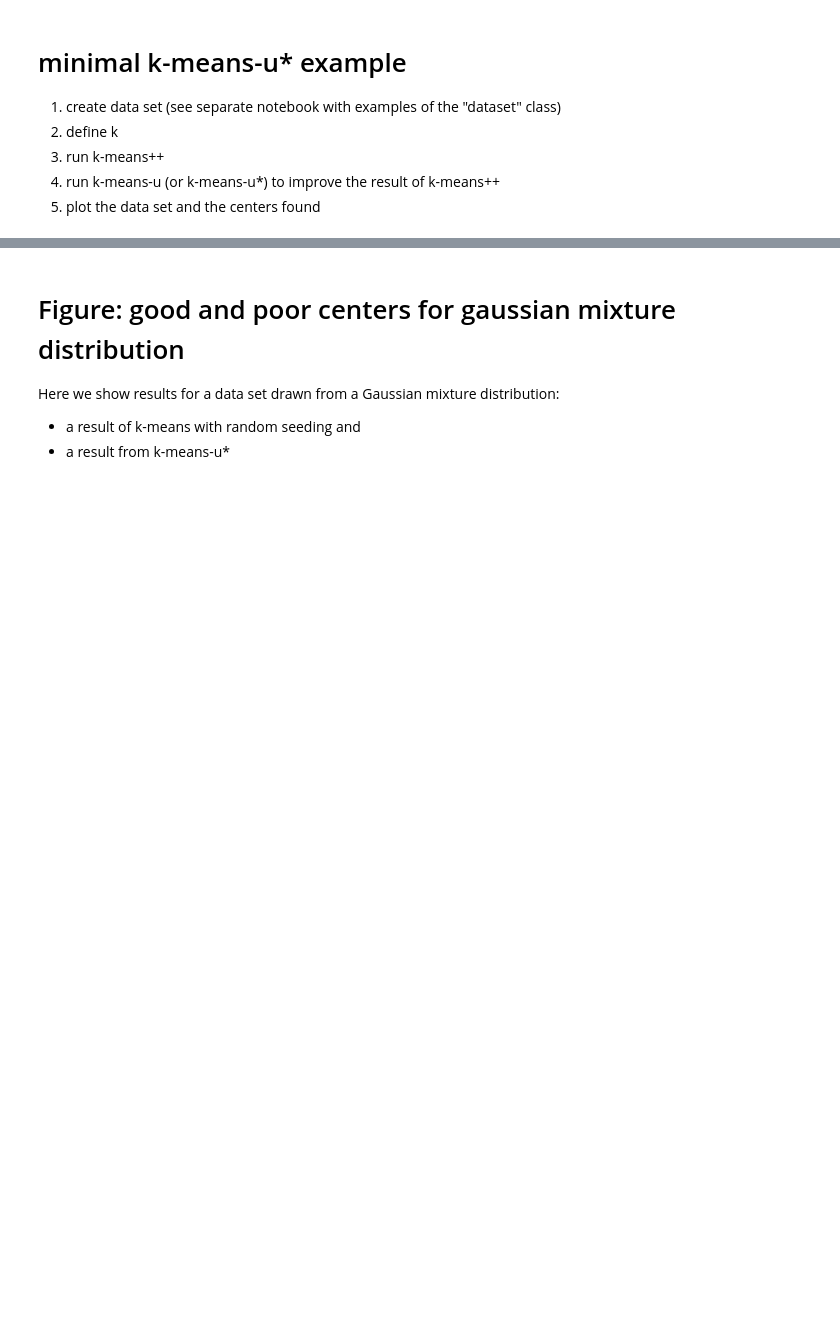
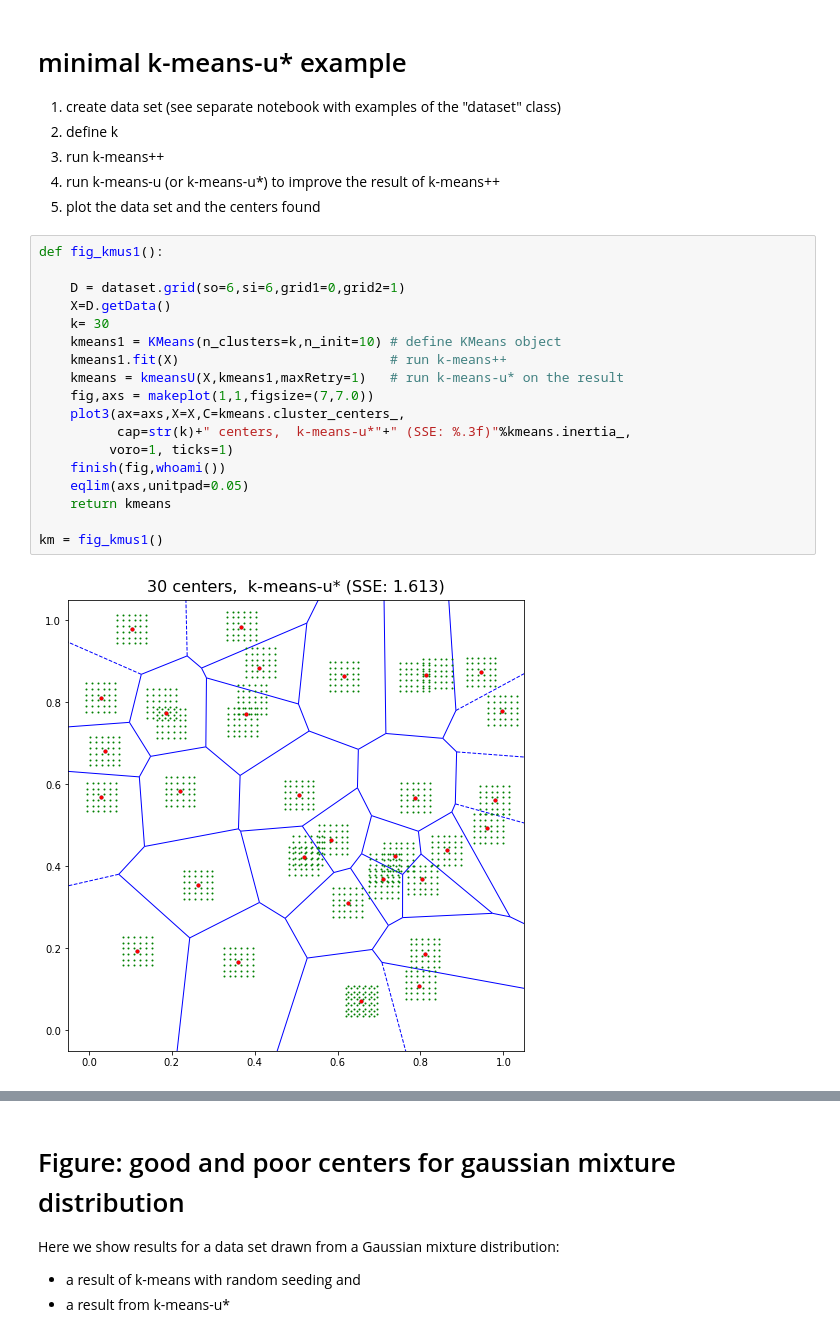
Before and after one commit to gittar/k-means-u-star, a Jupyter notebook: notebooks/algo-pure.ipynb, the cells around one changed output, grey strips where cells are left out. Drawn from its saved outputs; the diff is of its cells as text; blank space fills up the shorter version.

```diff
--- a/notebooks/algo-pure.ipynb
+++ b/notebooks/algo-pure.ipynb
@@ -129,3 +130,23 @@ def kmeansU_pure(X,kmeans, maxRetry=0,ofac=0.01):
 1. run k-means++
 1. run k-means-u (or k-means-u*) to improve the result of k-means++
 1. plot the data set and the centers found
+# %%
+def fig_kmus1():
+
+    D = dataset.grid(so=6,si=6,grid1=0,grid2=1)
+    X=D.getData()
+    k= 30
+    kmeans1 = KMeans(n_clusters=k,n_init=10) # define KMeans object
+    kmeans1.fit(X)                           # run k-means++
+    kmeans = kmeansU(X,kmeans1,maxRetry=1)   # run k-means-u* on the result
+    fig,axs = makeplot(1,1,figsize=(7,7.0))
+    plot3(ax=axs,X=X,C=kmeans.cluster_centers_,
+          cap=str(k)+" centers,  k-means-u*"+" (SSE: %.3f)"%kmeans.inertia_,
+         voro=1, ticks=1)
+    finish(fig,whoami())
+    eqlim(axs,unitpad=0.05)
+    return kmeans
+
+km = fig_kmus1()
+# %% [output]
+[figure, added]
```
Also changed, not shown: parts of 10 cells of this notebook, 3 other files.
